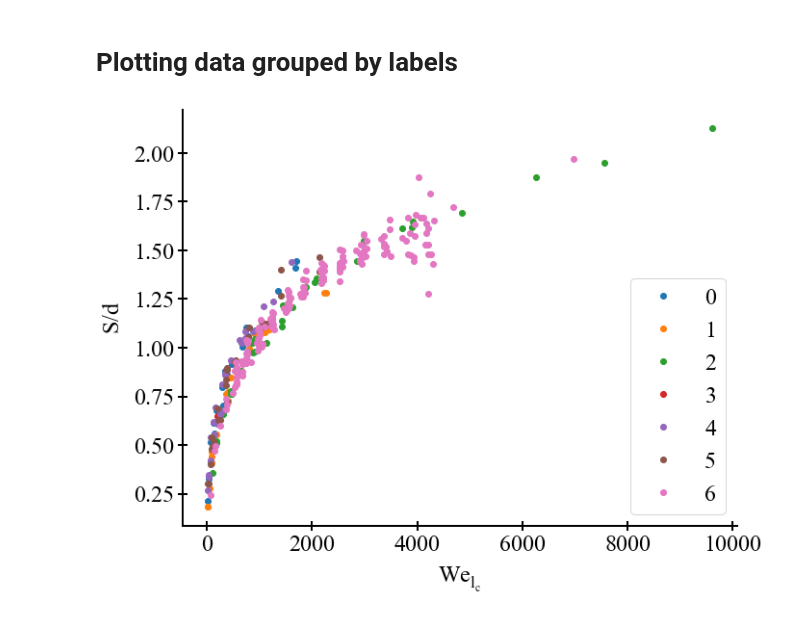
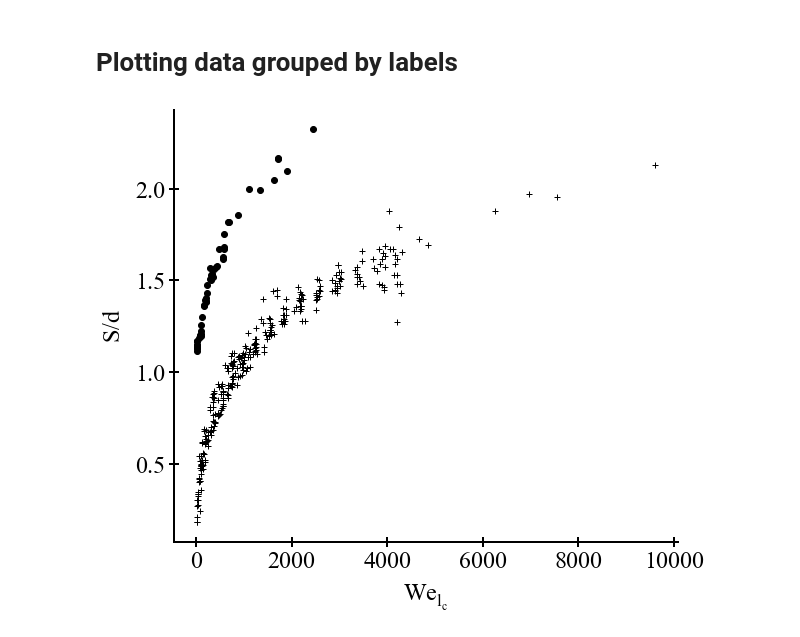
Before and after one commit to darsa881r/SW_Python, a Jupyter notebook: notebooks/Selective Withdrawal.ipynb, the cells around one changed output. Saved outputs shown, nothing was run; the diff lists cells and outputs as text; code cells hidden in the pictures.

```diff
--- a/notebooks/Selective Withdrawal.ipynb
+++ b/notebooks/Selective Withdrawal.ipynb
@@ -219,11 +219,9 @@ plt.rcParams['axes.linewidth'] = 2
 
 # Create figure object and store it in a variable called 'fig'
 # (width, height) in inches
-fig = plt.figure(figsize=(8, 6))
+fig = plt.figure(figsize=(7, 6))
 # Add axes object to our figure that takes up entire figure
 ax = fig.add_axes([0, 0, 1, 1])
-
-
 
 # Adding log scales in axis
 #plt.xscale('log')
@@ -238,34 +236,39 @@ plt.yscale('linear')
 
 # Add two axes objects to create an inset figure
 #ax1 = fig.add_axes([0, 0, 1, 1])
 #ax2 = fig.add_axes([0.5, 0.5, 0.4, 0.4])
 
 # Hide the top and right spines of the axis
 ax.spines['right'].set_visible(False)
 ax.spines['top'].set_visible(False)
 
 # Edit the major and minor ticks of the x and y axes
 ax.xaxis.set_tick_params(which='major', size=10, width=2, direction='inout')
 ax.xaxis.set_tick_params(which='minor', size=7, width=2, direction='inout')
 ax.yaxis.set_tick_params(which='major', size=10, width=2, direction='inout')
 ax.yaxis.set_tick_params(which='minor', size=7, width=2, direction='inout')
 
 # Add the axis label with latex expressions
 ax.set_xlabel(r'$\mathregular{We_{l_c}}$', labelpad=10)
 ax.set_ylabel(r'$\mathregular{S/d}$', labelpad=10)
 
 # Plot and show our data
 
 # Creating the groups for legend
 groups = data_single.groupby("fluids")
-for l, group in groups:
-    ax.plot(group['We_lc'], group['S_d'],'o',label = l)
+for l, grp in groups:
+    ax.plot(grp['We_lc'], grp['S_d'],'k+',label = l)
+groups2 = data_utube.groupby("fluids")
+for l, grp in groups2:
+    ax.plot(grp['We_lc'], grp['S_d'],'ko',label = l)
 
-ax.legend(loc='lower right', frameon=True)
+# Enabling legends
+#ax.legend(loc='lower right', frameon=True)
+
 
 # Save the figure
 fig.savefig('C:\\Users\\sabbi\\Dropbox\\Darryl James\\Mendeley_library\\JetEntrainment\\Selective\\Qualifying_docs\\SW_Python\\output\\Q_vs_S.png', dpi=300, transparent=False, bbox_inches='tight')
 
 plt.show()
 # %% [output]
-[figure, old version]
+[figure, new version]
```
